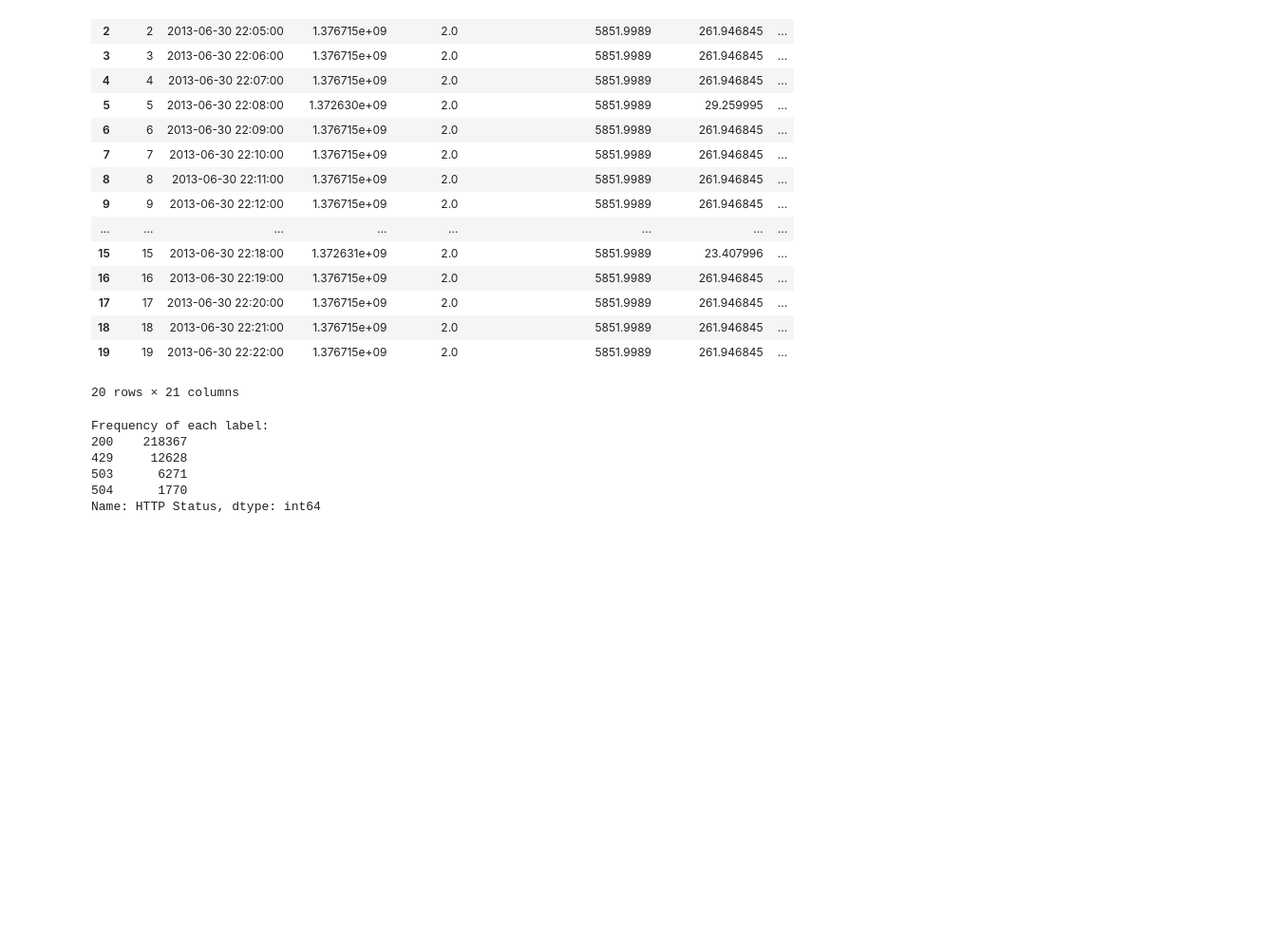
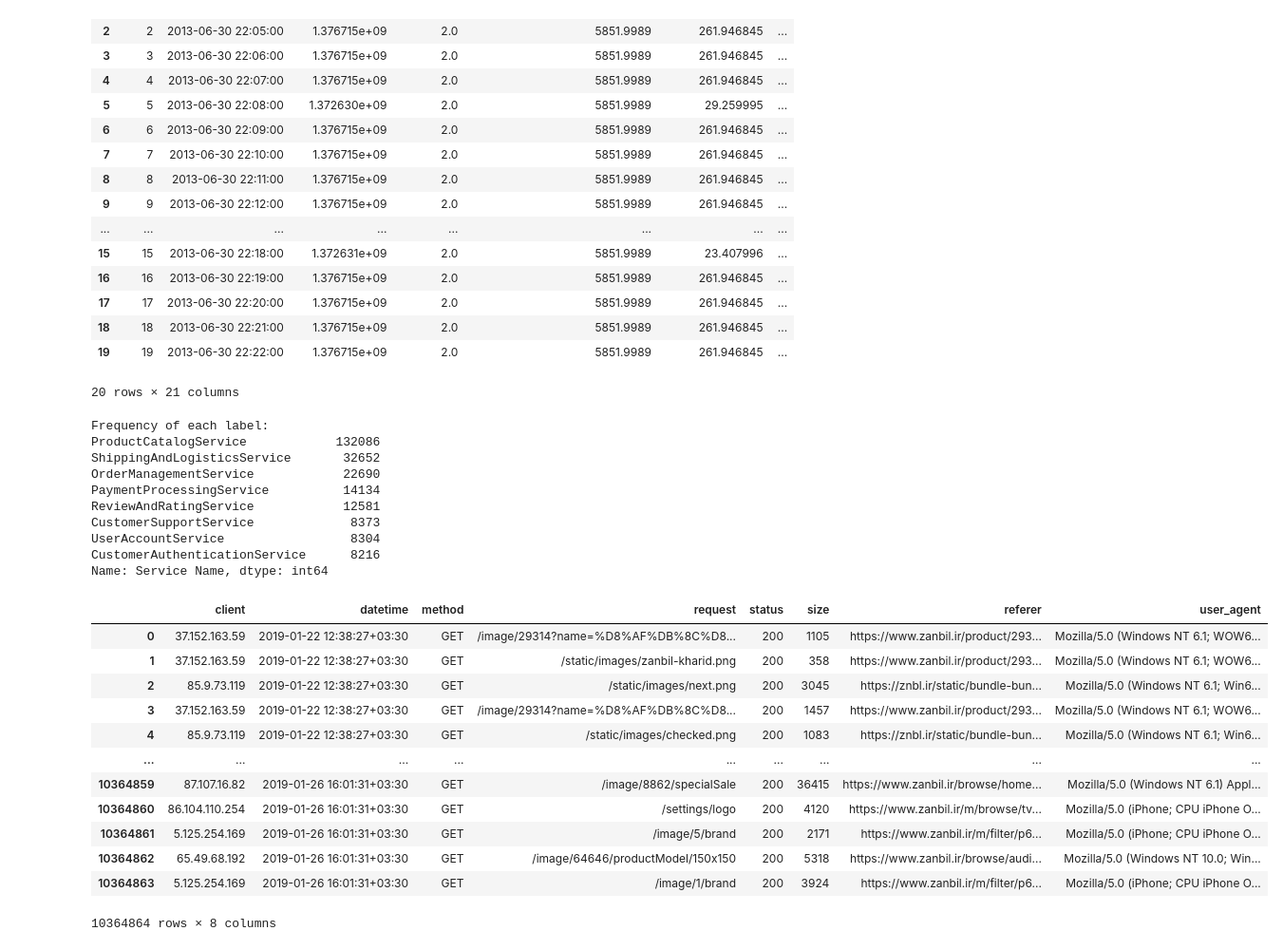
Before and after one commit to shahzaibshaikh/ml-research, a Jupyter notebook: Bitbrains_Data_Preprocessing.ipynb, the cells around one changed output. Shown at 95% size. Saved outputs shown, nothing was run; the diff lists cells and outputs as text; code cells hidden in the pictures; blank space fills up the shorter version.

```diff
--- a/Bitbrains_Data_Preprocessing.ipynb
+++ b/Bitbrains_Data_Preprocessing.ipynb
@@ -544,18 +544,43 @@ df_http.head(20)
 | 19 | 19 | 2013-06-30 22:22:00 | 1.376715e+09 | 2.0 | 5851.9989 | 261.946845 | ... |
 20 rows × 21 columns
 # %%
+import pandas as pd
+df = pd.read_csv("VM001.csv")
+
 # Count the frequency of each label
-label_counts = df['HTTP Status'].value_counts()
+label_counts = df['Service Name'].value_counts()
 
 # Display the result
 print("Frequency of each label:")
 print(label_counts)
 # %% [output]
 Frequency of each label:
-200    218367
-429     12628
-503      6271
-504      1770
-Name: HTTP Status, dtype: int64
+ProductCatalogService            132086
+ShippingAndLogisticsService       32652
+OrderManagementService            22690
+PaymentProcessingService          14134
+ReviewAndRatingService            12581
+CustomerSupportService             8373
+UserAccountService                 8304
+CustomerAuthenticationService      8216
+Name: Service Name, dtype: int64
 # %%
 df_http.to_csv('VM001.csv', index=False)
+# %%
+import pandas as pd
+df_server = pd.read_csv('webserver_logs.csv')
+df_server.head(-1)
+# %% [output]
+|  | client | datetime | method | request | status | size | referer | user_agent |
+| 0 | 37.152.163.59 | 2019-01-22 12:38:27+03:30 | GET | /image/29314?name=%D8%AF%DB%8C%D8... | 200 | 1105 | https://www.zanbil.ir/product/293... | Mozilla/5.0 (Windows NT 6.1; WOW6... |
+| 1 | 37.152.163.59 | 2019-01-22 12:38:27+03:30 | GET | /static/images/zanbil-kharid.png | 200 | 358 | https://www.zanbil.ir/product/293... | Mozilla/5.0 (Windows NT 6.1; WOW6... |
+| 2 | 85.9.73.119 | 2019-01-22 12:38:27+03:30 | GET | /static/images/next.png | 200 | 3045 | https://znbl.ir/static/bundle-bun... | Mozilla/5.0 (Windows NT 6.1; Win6... |
+| 3 | 37.152.163.59 | 2019-01-22 12:38:27+03:30 | GET | /image/29314?name=%D8%AF%DB%8C%D8... | 200 | 1457 | https://www.zanbil.ir/product/293... | Mozilla/5.0 (Windows NT 6.1; WOW6... |
+| 4 | 85.9.73.119 | 2019-01-22 12:38:27+03:30 | GET | /static/images/checked.png | 200 | 1083 | https://znbl.ir/static/bundle-bun... | Mozilla/5.0 (Windows NT 6.1; Win6... |
+| ... | ... | ... | ... | ... | ... | ... | ... | ... |
+| 10364859 | 87.107.16.82 | 2019-01-26 16:01:31+03:30 | GET | /image/8862/specialSale | 200 | 36415 | https://www.zanbil.ir/browse/home... | Mozilla/5.0 (Windows NT 6.1) Appl... |
+| 10364860 | 86.104.110.254 | 2019-01-26 16:01:31+03:30 | GET | /settings/logo | 200 | 4120 | https://www.zanbil.ir/m/browse/tv... | Mozilla/5.0 (iPhone; CPU iPhone O... |
+| 10364861 | 5.125.254.169 | 2019-01-26 16:01:31+03:30 | GET | /image/5/brand | 200 | 2171 | https://www.zanbil.ir/m/filter/p6... | Mozilla/5.0 (iPhone; CPU iPhone O... |
+| 10364862 | 65.49.68.192 | 2019-01-26 16:01:31+03:30 | GET | /image/64646/productModel/150x150 | 200 | 5318 | https://www.zanbil.ir/browse/audi... | Mozilla/5.0 (Windows NT 10.0; Win... |
+| 10364863 | 5.125.254.169 | 2019-01-26 16:01:31+03:30 | GET | /image/1/brand | 200 | 3924 | https://www.zanbil.ir/m/filter/p6... | Mozilla/5.0 (iPhone; CPU iPhone O... |
+10364864 rows × 8 columns
```
Also changed, not shown: parts of 1 cell of this notebook, 4 other files.
